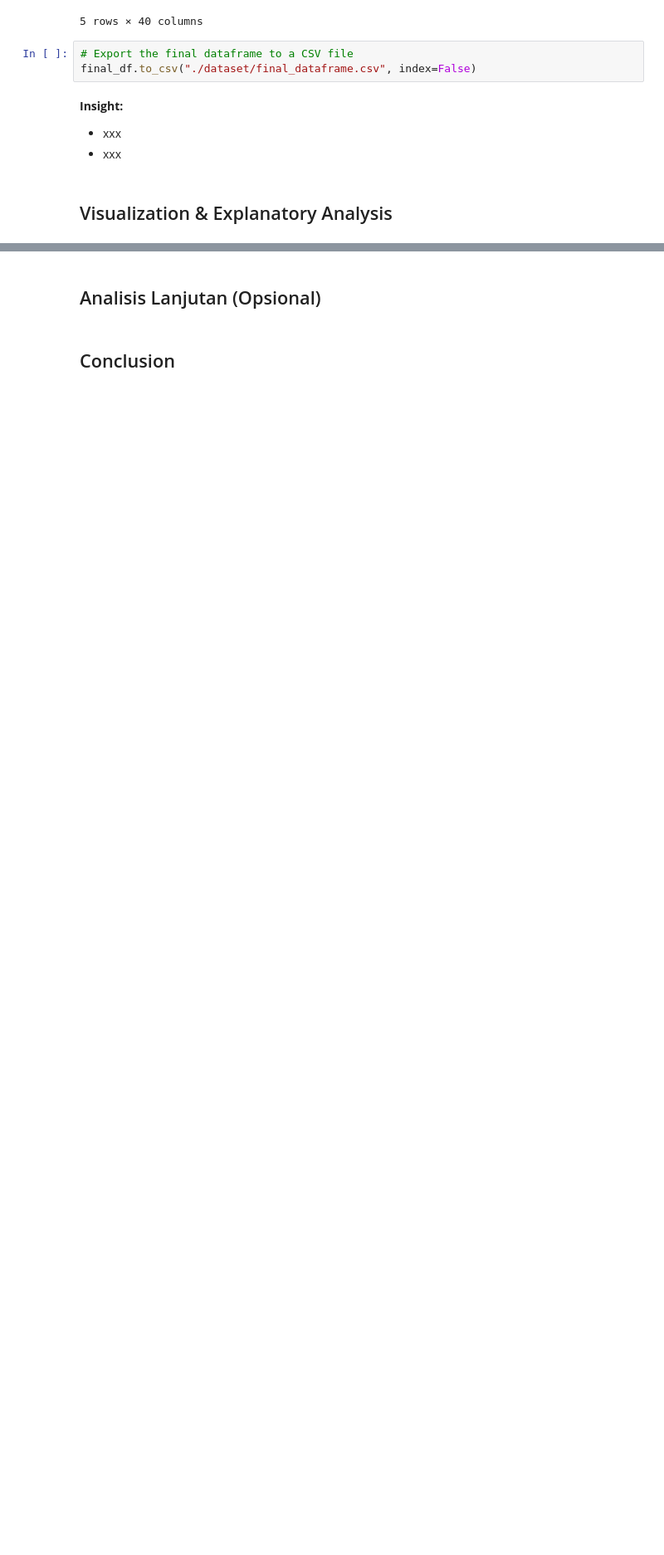
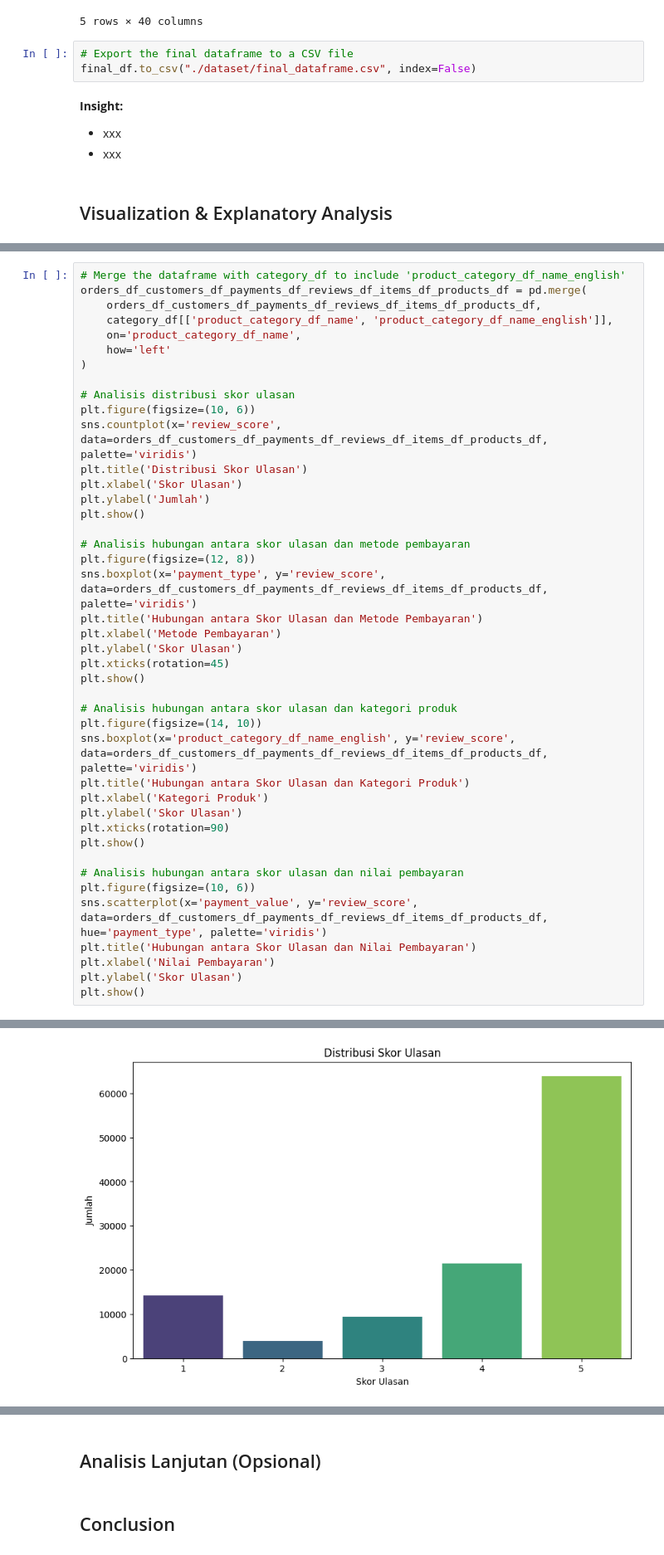
Before and after one commit to huda16/proyek-analisis-data-dicoding, a Jupyter notebook: Proyek_Analisis_Data.ipynb, the cells around one changed output, grey strips where cells are left out. Shown at 83% size. Drawn from its saved outputs; the diff is of its cells as text; blank space fills up the shorter version.

```diff
--- a/Proyek_Analisis_Data.ipynb
+++ b/Proyek_Analisis_Data.ipynb
@@ -1385,0 +1422,43 @@ plt.show()
+# %%
+# Merge the dataframe with category_df to include 'product_category_df_name_english'
+orders_df_customers_df_payments_df_reviews_df_items_df_products_df = pd.merge(
+	orders_df_customers_df_payments_df_reviews_df_items_df_products_df,
+	category_df[['product_category_df_name', 'product_category_df_name_english']],
+	on='product_category_df_name',
+	how='left'
+)
+
+# Analisis distribusi skor ulasan
+plt.figure(figsize=(10, 6))
+sns.countplot(x='review_score', data=orders_df_customers_df_payments_df_reviews_df_items_df_products_df, palette='viridis')
+plt.title('Distribusi Skor Ulasan')
+plt.xlabel('Skor Ulasan')
+plt.ylabel('Jumlah')
+plt.show()
+
+# Analisis hubungan antara skor ulasan dan metode pembayaran
+plt.figure(figsize=(12, 8))
+sns.boxplot(x='payment_type', y='review_score', data=orders_df_customers_df_payments_df_reviews_df_items_df_products_df, palette='viridis')
+plt.title('Hubungan antara Skor Ulasan dan Metode Pembayaran')
+plt.xlabel('Metode Pembayaran')
+plt.ylabel('Skor Ulasan')
+plt.xticks(rotation=45)
+plt.show()
+
+# Analisis hubungan antara skor ulasan dan kategori produk
+plt.figure(figsize=(14, 10))
+sns.boxplot(x='product_category_df_name_english', y='review_score', data=orders_df_customers_df_payments_df_reviews_df_items_df_products_df, palette='viridis')
+plt.title('Hubungan antara Skor Ulasan dan Kategori Produk')
+plt.xlabel('Kategori Produk')
+plt.ylabel('Skor Ulasan')
+plt.xticks(rotation=90)
+plt.show()
+
+# Analisis hubungan antara skor ulasan dan nilai pembayaran
+plt.figure(figsize=(10, 6))
+sns.scatterplot(x='payment_value', y='review_score', data=orders_df_customers_df_payments_df_reviews_df_items_df_products_df, hue='payment_type', palette='viridis')
+plt.title('Hubungan antara Skor Ulasan dan Nilai Pembayaran')
+plt.xlabel('Nilai Pembayaran')
+plt.ylabel('Skor Ulasan')
+plt.show()
+# %% [output]
@@ -1385,0 +1468 @@ plt.show()
+[figure, added]
```
Also changed, not shown: parts of 44 cells of this notebook, 4 other files.
